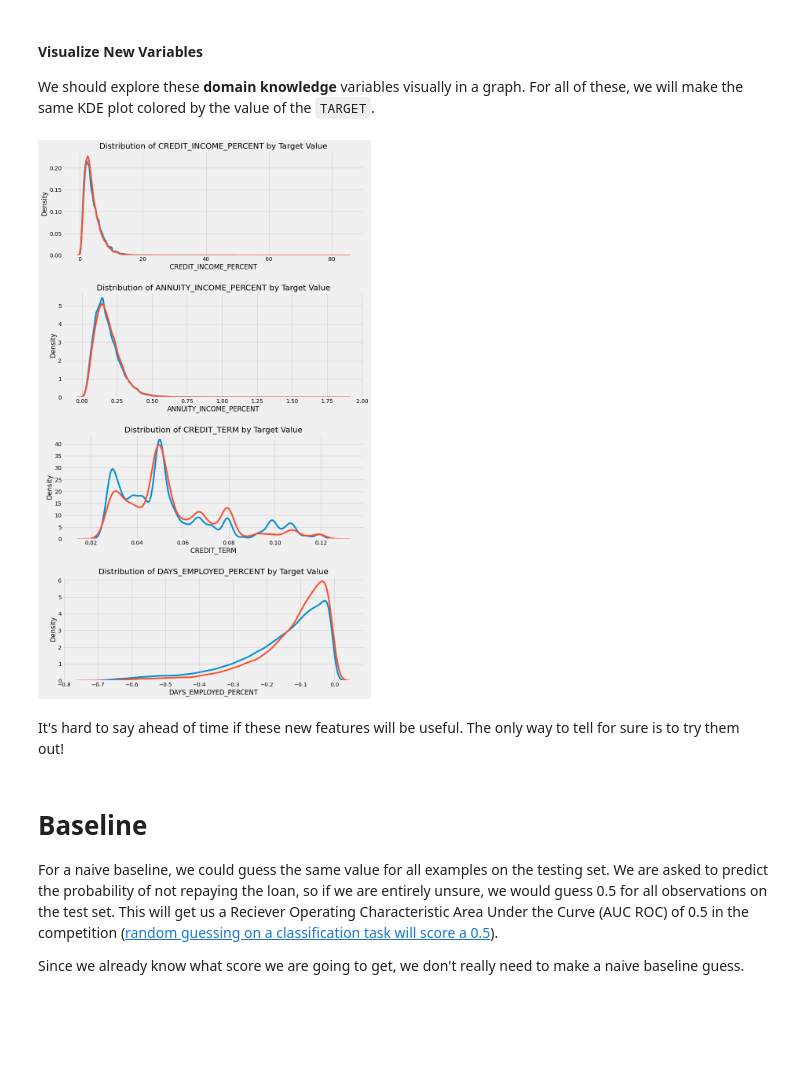
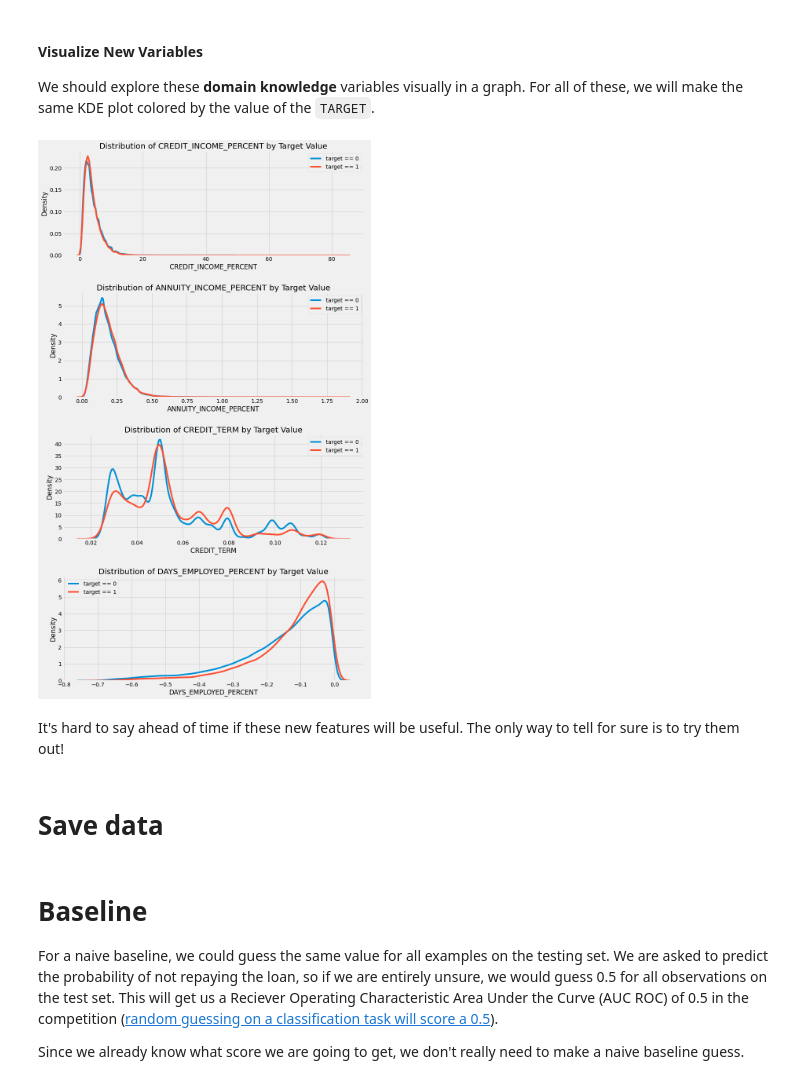
Before and after one commit to HuguesMAP/OC-P7-Impl-mentez-un-mod-le-de-scoring, a Jupyter notebook: Projet 7 - Implémentez un modèle de scoring - Exploration.ipynb, the cells around one changed output. Cells and saved outputs as stored; diff of their text form; code cells hidden in the pictures; blank space fills up the shorter version.

```diff
--- a/Projet 7 - Implémentez un modèle de scoring - Exploration.ipynb
+++ b/Projet 7 - Implémentez un modèle de scoring - Exploration.ipynb
@@ -574,6 +576,7 @@ for i, source in enumerate(['EXT_SOURCE_1', 'EXT_SOURCE_2', 'EXT_SOURCE_3']):
     # Label the plots
     plt.title('Distribution of %s by Target Value' % source)
     plt.xlabel('%s' % source); plt.ylabel('Density');
+    plt.legend()
 
 plt.tight_layout(h_pad = 2.5)
 # %% [output]
@@ -791,21 +794,24 @@ We should explore these __domain knowledge__ variables visually in a graph. For
 # %%
 plt.figure(figsize = (12, 20))
 # iterate through the new features
 for i, feature in enumerate(['CREDIT_INCOME_PERCENT', 'ANNUITY_INCOME_PERCENT', 'CREDIT_TERM', 'DAYS_EMPLOYED_PERCENT']):
 
     # create a new subplot for each source
     plt.subplot(4, 1, i + 1)
     # plot repaid loans
     sns.kdeplot(app_train_domain.loc[app_train_domain['TARGET'] == 0, feature], label = 'target == 0')
     # plot loans that were not repaid
     sns.kdeplot(app_train_domain.loc[app_train_domain['TARGET'] == 1, feature], label = 'target == 1')
 
     # Label the plots
     plt.title('Distribution of %s by Target Value' % feature)
     plt.xlabel('%s' % feature); plt.ylabel('Density');
+    plt.legend()
 
 plt.tight_layout(h_pad = 2.5)
 # %% [output]
-[figure, old version]
+[figure, new version]
 # %% [markdown]
 It's hard to say ahead of time if these new features will be useful. The only way to tell for sure is to try them out!
+# %% [markdown]
+# Save data
```
Also changed, not shown: parts of 6 cells of this notebook.
